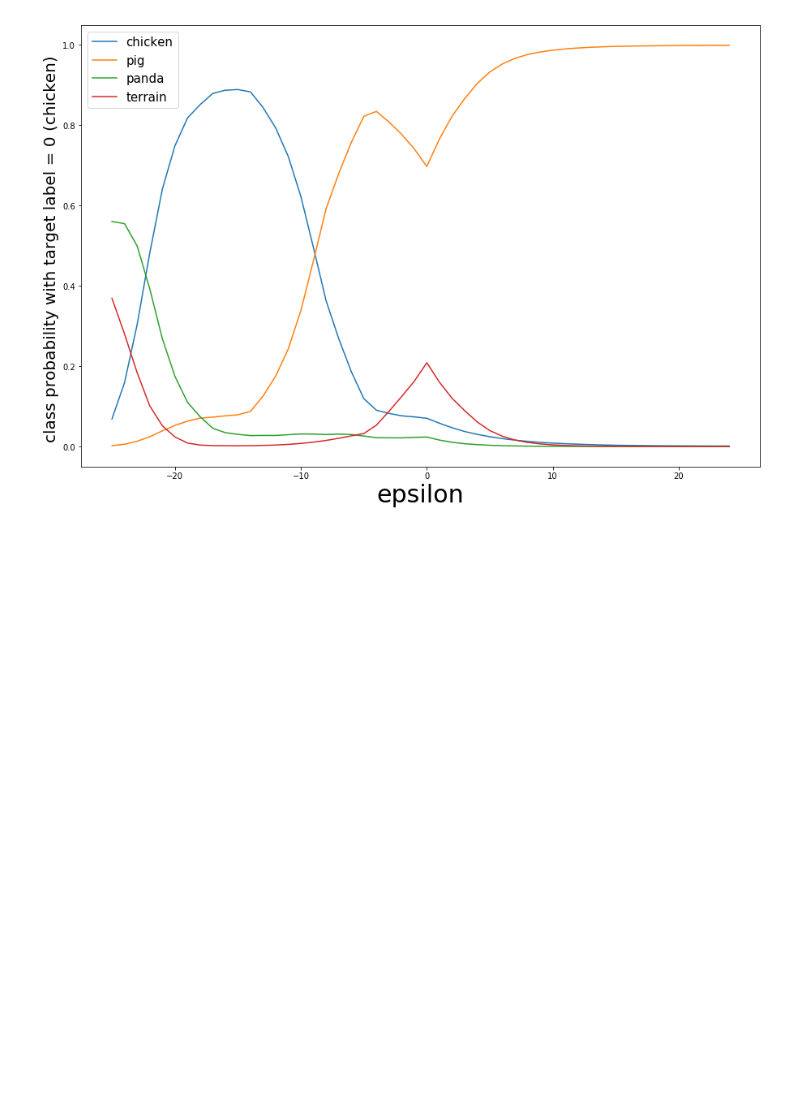
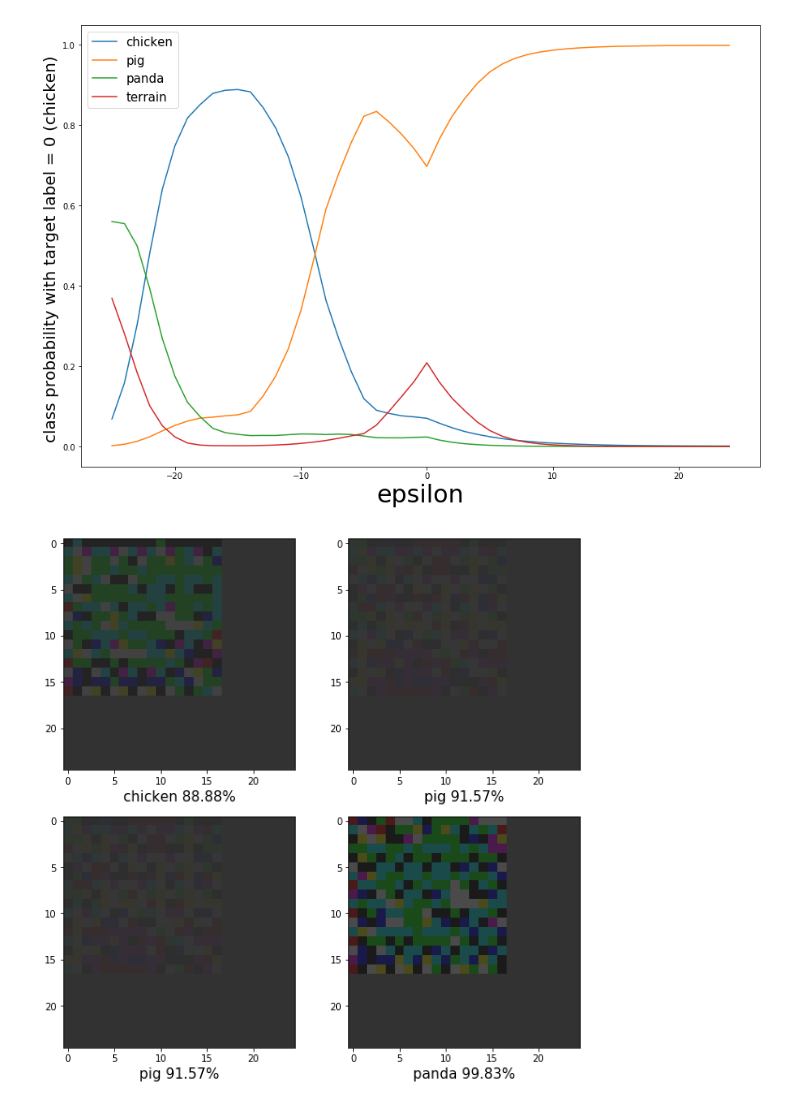
Before and after one commit to Mayukhdeb/deep-chicken-saviour, a Jupyter notebook: generating_adversarial_patches.ipynb, the cells around one changed output. Cells and saved outputs as stored; diff of their text form; code cells hidden in the pictures; blank space fills up the shorter version.

Commit message:
produce patch examples for classes

```diff
--- a/generating_adversarial_patches.ipynb
+++ b/generating_adversarial_patches.ipynb
@@ -163,3 +165,38 @@ plt.legend(prop={"size":15})
 plt.show()
 # %% [output]
 [figure]
+# %%
+def generate_optimized_adversarial_examples(image_path , model , lower_eps, higher_eps, target_label):
+
+    x_axis = [m for m in range(lower_eps,higher_eps+1)]
+
+    temp = []
+    for eps in range(lower_eps, higher_eps +1):
+        prob, index = fgsm_attack_return_result_list(image_path = image_path, model = model, epsilon = eps, target_label = target_label)
+        temp.append(prob[target_label])
+
+    max_eps = x_axis[temp.index(max(temp))]
+    image, result, delta = spawn_ghost_animal_with_visualisation(image_path, model, max_eps, target_label)
+
+    return image, result
+# %%
+path = "images/noise.png"
+
+images = []
+results = []
+
+for d in range(4):
+    im, res = generate_optimized_adversarial_examples(image_path = path , model = hunter , lower_eps = -25, higher_eps = 25, target_label = d)
+
+    images.append(im)
+    results.append(res)
+# %%
+plt.rcParams["figure.figsize"] = (10,10)
+fig, axs = plt.subplots(2,2)
+
+for a in range(2):
+    for b in range(2):
+        axs[a][b].imshow(images[a+b])
+        axs[a][b].set_xlabel(results[a+b][0] + " "+ str(round(results[a+b][1],2)) + "%", fontsize = 15)
+# %% [output]
+[figure, added]
```
Also changed, not shown: parts of 1 cell of this notebook, 1 other file.
